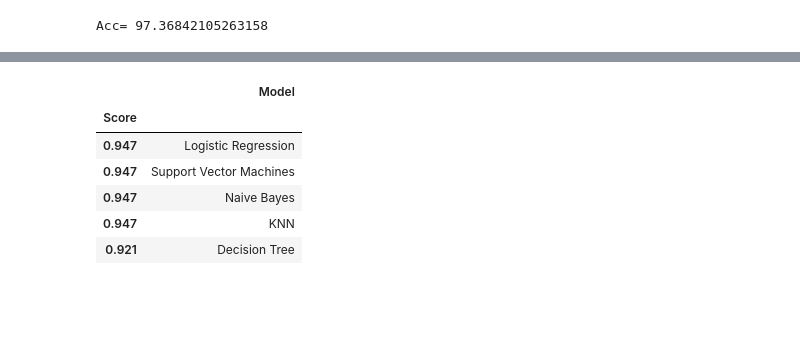
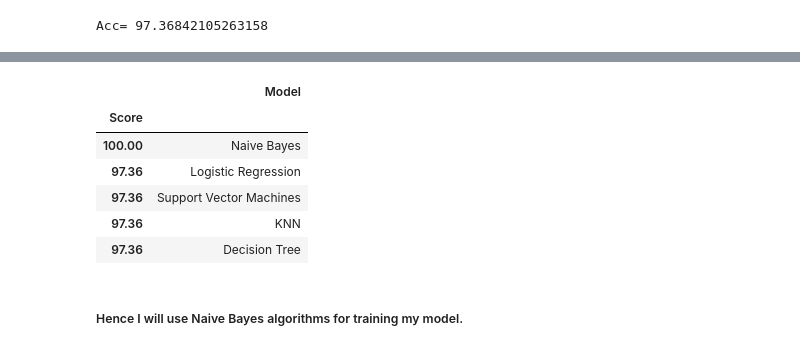
Before and after one commit to Shubhamprakash007/DataScience, a Jupyter notebook: Iris_flower_classification/Task1.ipynb, the cells around one changed output, grey strips where cells are left out. Cells and saved outputs as stored; diff of their text form; code cells hidden in the pictures; blank space fills up the shorter version.

```diff
--- a/Iris_flower_classification/Task1.ipynb
+++ b/Iris_flower_classification/Task1.ipynb
@@ -323,16 +328,18 @@ Accuracy Score: 92.10526315789474
 # %%
 results = pd.DataFrame({
-    'Model': ['Logistic Regression','Support Vector Machines', 'Naive Bayes','KNN' ,'Decision Tree'],
-    'Score': [0.947,0.947,0.947,0.947,0.921]})
+    'Model': ['Logistic Regression','Support Vector Machines', 'KNN' ,'Naive Bayes','Decision Tree'],
+    'Score': [97.36, 97.36 ,97.36, 100.00, 97.36]})
 
 result_df = results.sort_values(by='Score', ascending=False)
 result_df = result_df.set_index('Score')
 result_df.head(9)
 # %% [output]
 |  | Model |
 | Score |  |
-| 0.947 | Logistic Regression |
-| 0.947 | Support Vector Machines |
-| 0.947 | Naive Bayes |
-| 0.947 | KNN |
-| 0.921 | Decision Tree |
+| 100.00 | Naive Bayes |
+| 97.36 | Logistic Regression |
+| 97.36 | Support Vector Machines |
+| 97.36 | KNN |
+| 97.36 | Decision Tree |
+# %% [markdown]
+##### Hence I will use Naive Bayes algorithms for training my model.
```
Also changed, not shown: parts of 22 cells of this notebook, 2 other files.
